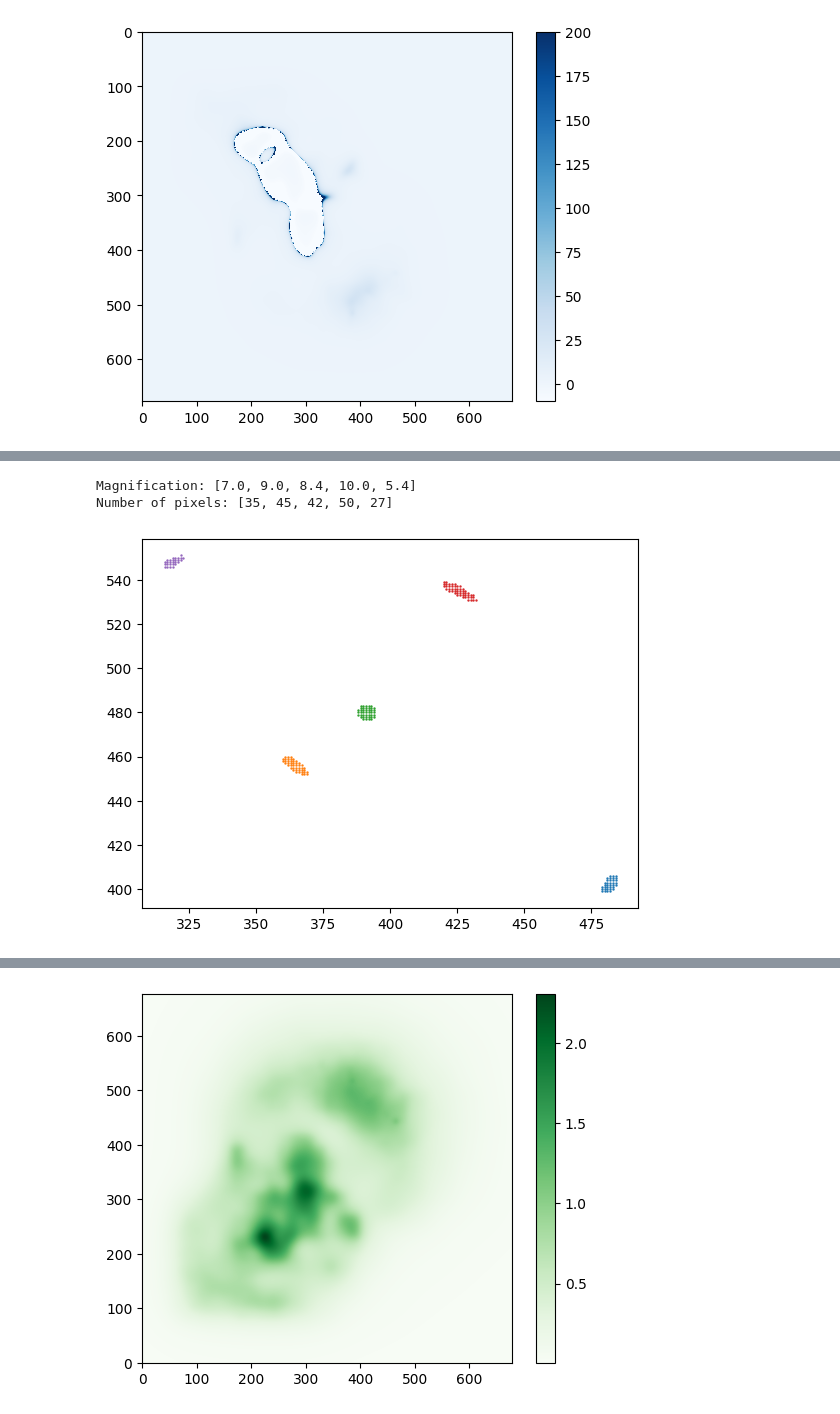
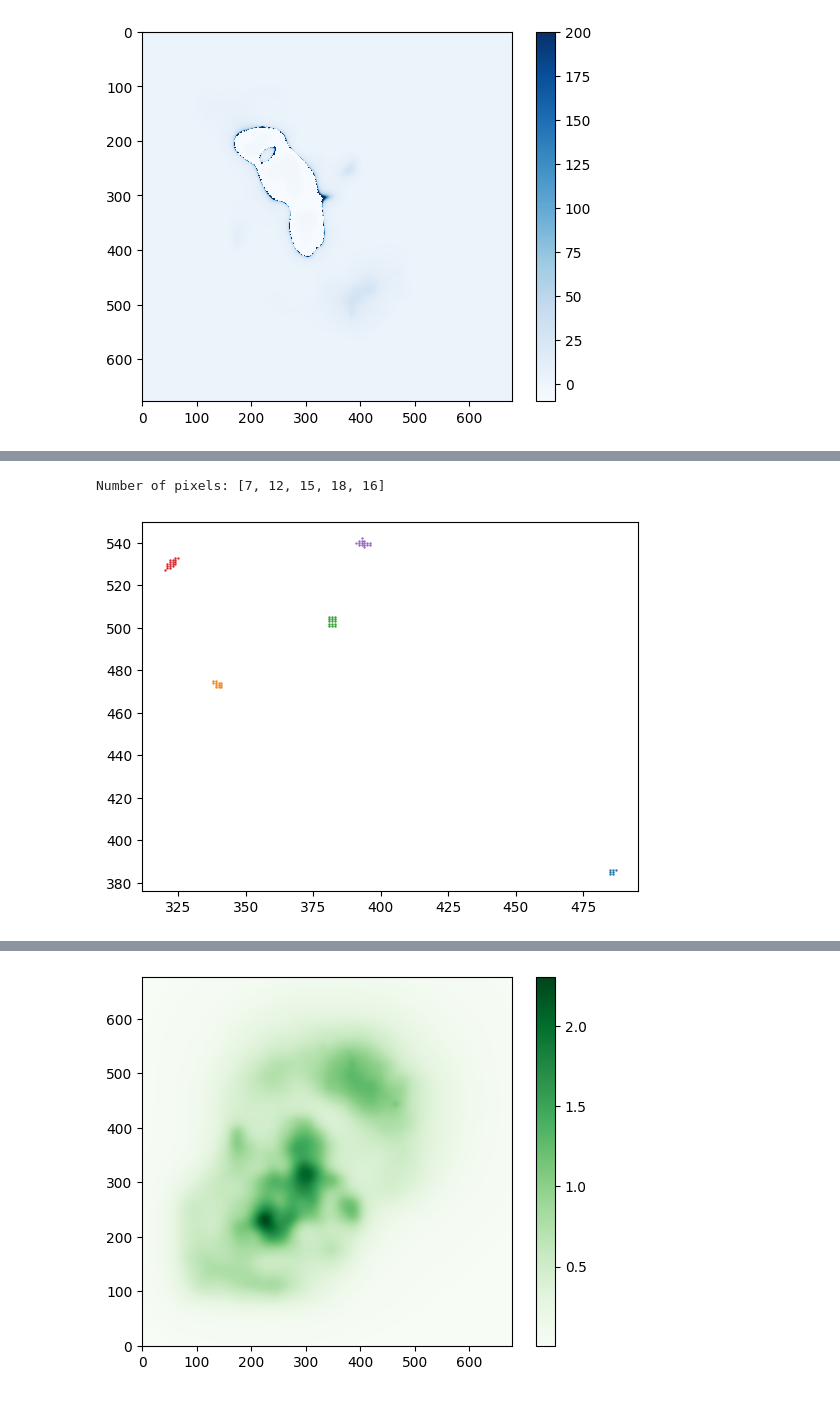
Before and after one commit to diceandcats/SURE-GW-lensing, a Jupyter notebook: Real stuffs/Real_lens.ipynb, the cells around one changed output, grey strips where cells are left out. Drawn from its saved outputs; the diff is of its cells as text; code cells hidden in the pictures.

```diff
--- a/Real stuffs/Real_lens.ipynb
+++ b/Real stuffs/Real_lens.ipynb
@@ -127,38 +137,29 @@ print(len(circle_coords), n)
 # %%
-#magnification
+#Clustering
 from sklearn.cluster import DBSCAN
-coordinates = []
-for i in range(0, len(scatterx)):
-    coordinates.append([scatterx[i], scattery[i]])
+
 coordinates = np.array(coordinates)
 
 # Apply DBSCAN clustering
 # eps and min_samples need to be chosen based on your specific data
-dbscan = DBSCAN(eps=3, min_samples=5).fit(coordinates)
+dbscan = DBSCAN(eps=6, min_samples=1).fit(coordinates)
 
 # Extract labels
 labels = dbscan.labels_
 
 # Separate coordinates into arrays for each image
 images = {}
 for label in set(labels):
     if label != -1:  # Ignore noise points
         images[f"Image_{label}"] = coordinates[labels == label]
 
 # images now contains separate arrays for each detected image
 # convert the dictionary images to list
 images = list(images.values())
 
 for i in range(0, len(images)):
     plt.scatter(images[i][:,0], images[i][:,1], s=0.5)
-
-m=[]
-for i in range(0, len(images)):
-    mag = len(images[i])/len(circle_coords)
-    m.append(mag)
-print(f'Magnification: {m}')
 print(f'Number of pixels: {[np.sum(len(images[i])) for i in range(0, len(images))]}')
 # %% [output]
-Magnification: [7.0, 9.0, 8.4, 10.0, 5.4]
-Number of pixels: [35, 45, 42, 50, 27]
+Number of pixels: [7, 12, 15, 18, 16]
-[figure, old version]
+[figure, new version]
```
Also changed, not shown: parts of 6 cells of this notebook, 1 other file.
